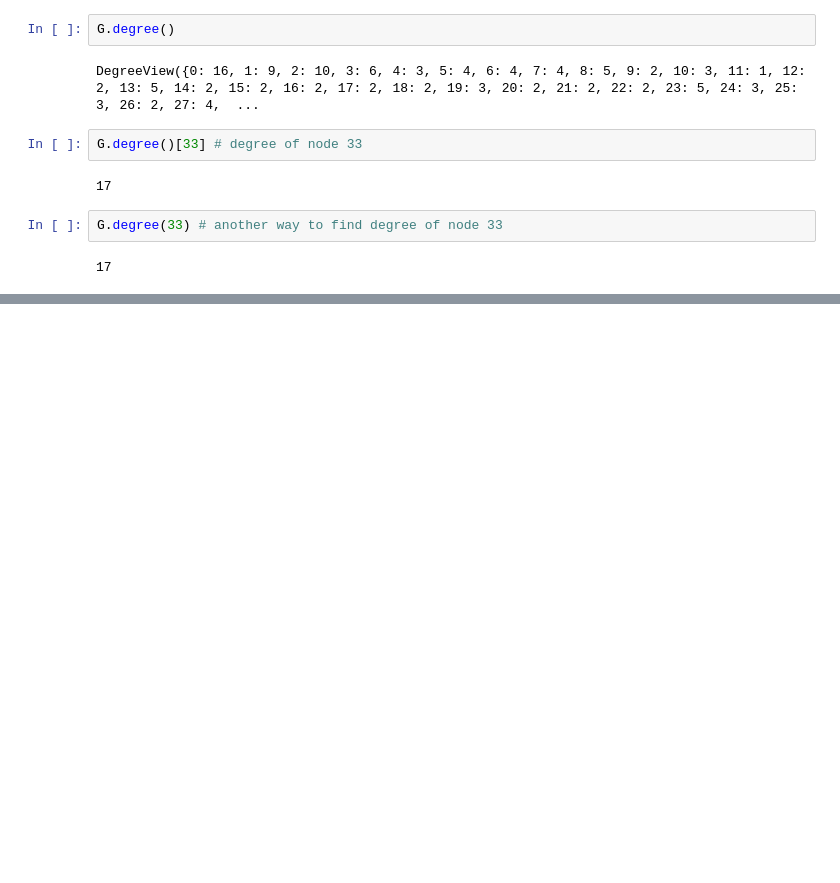
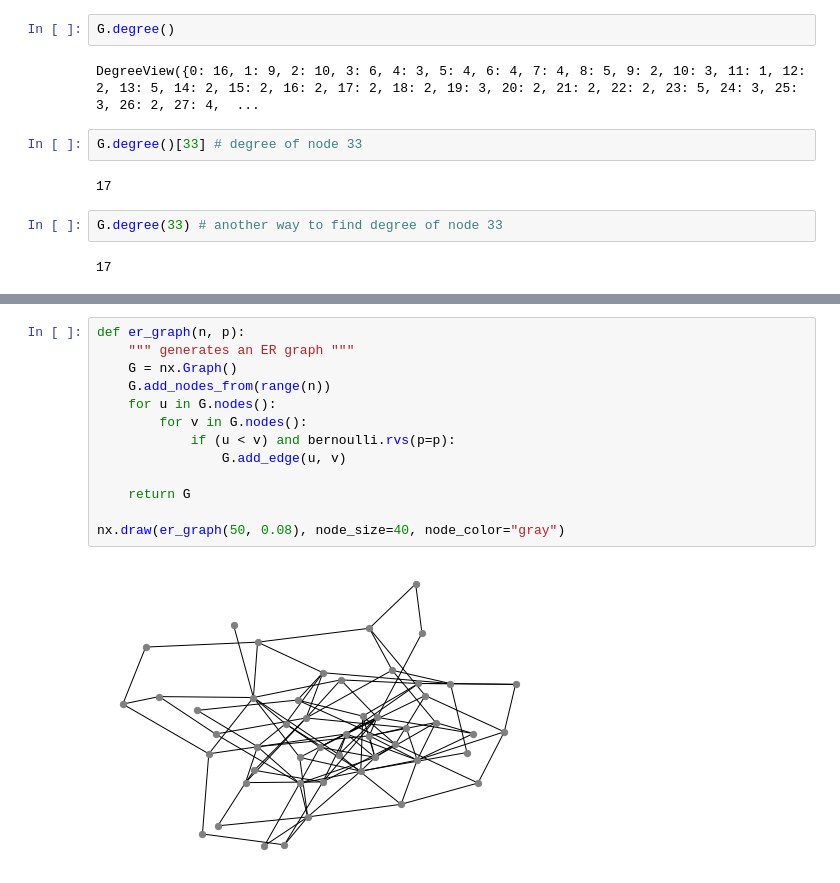
Before and after one commit to menobleknight/using-python-for-research, a Jupyter notebook: week-4-part-3/social-network-analysis.ipynb, the cells around one changed output, grey strips where cells are left out. Cells and saved outputs as stored; diff of their text form; blank space fills up the shorter version.

```diff
--- a/week-4-part-3/social-network-analysis.ipynb
+++ b/week-4-part-3/social-network-analysis.ipynb
@@ -89,0 +148,15 @@ G.degree(33) # another way to find degree of node 33
+# %%
+def er_graph(n, p):
+    """ generates an ER graph """
+    G = nx.Graph()
+    G.add_nodes_from(range(n))
+    for u in G.nodes():
+        for v in G.nodes():
+            if (u < v) and bernoulli.rvs(p=p):
+                G.add_edge(u, v)
+
+    return G
+
+nx.draw(er_graph(50, 0.08), node_size=40, node_color="gray")
+# %% [output]
+[figure, added]
```
Also changed, not shown: parts of 14 cells of this notebook.
